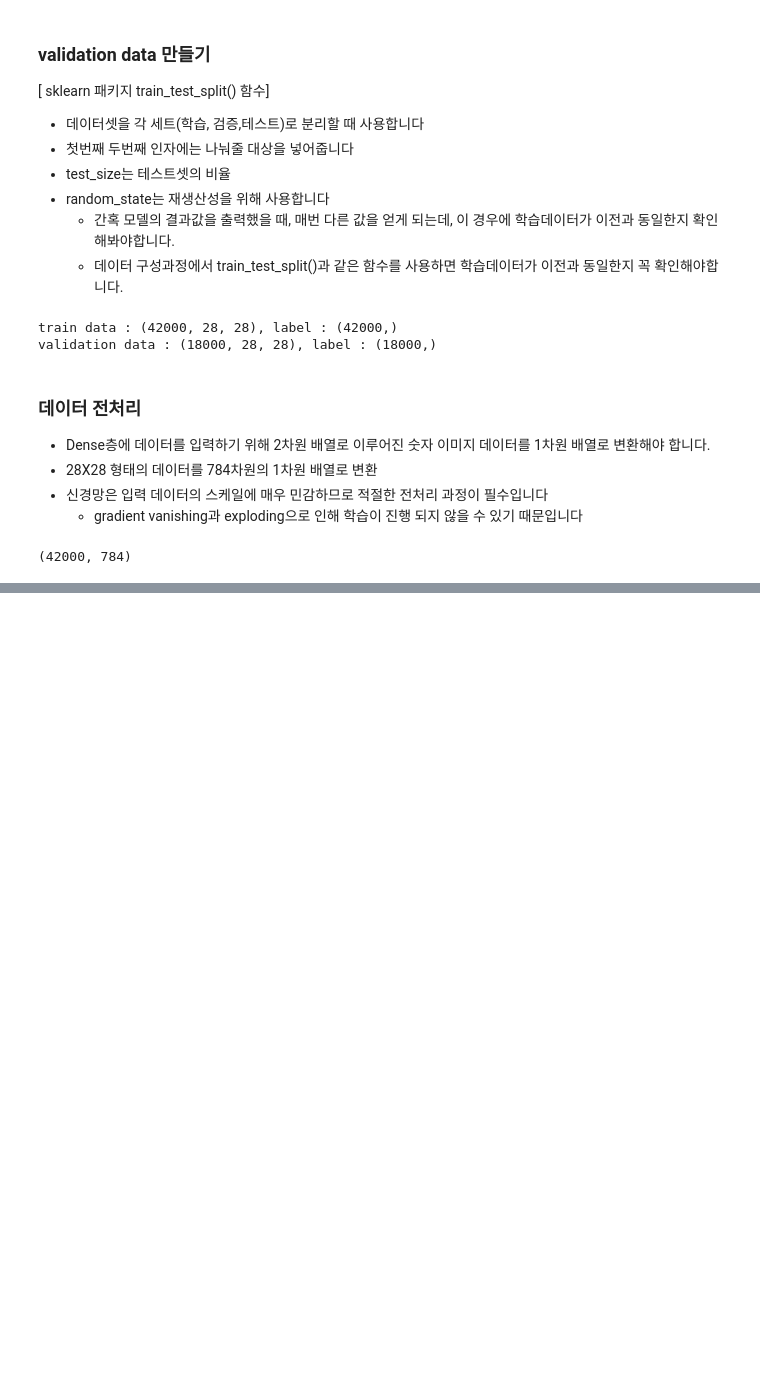
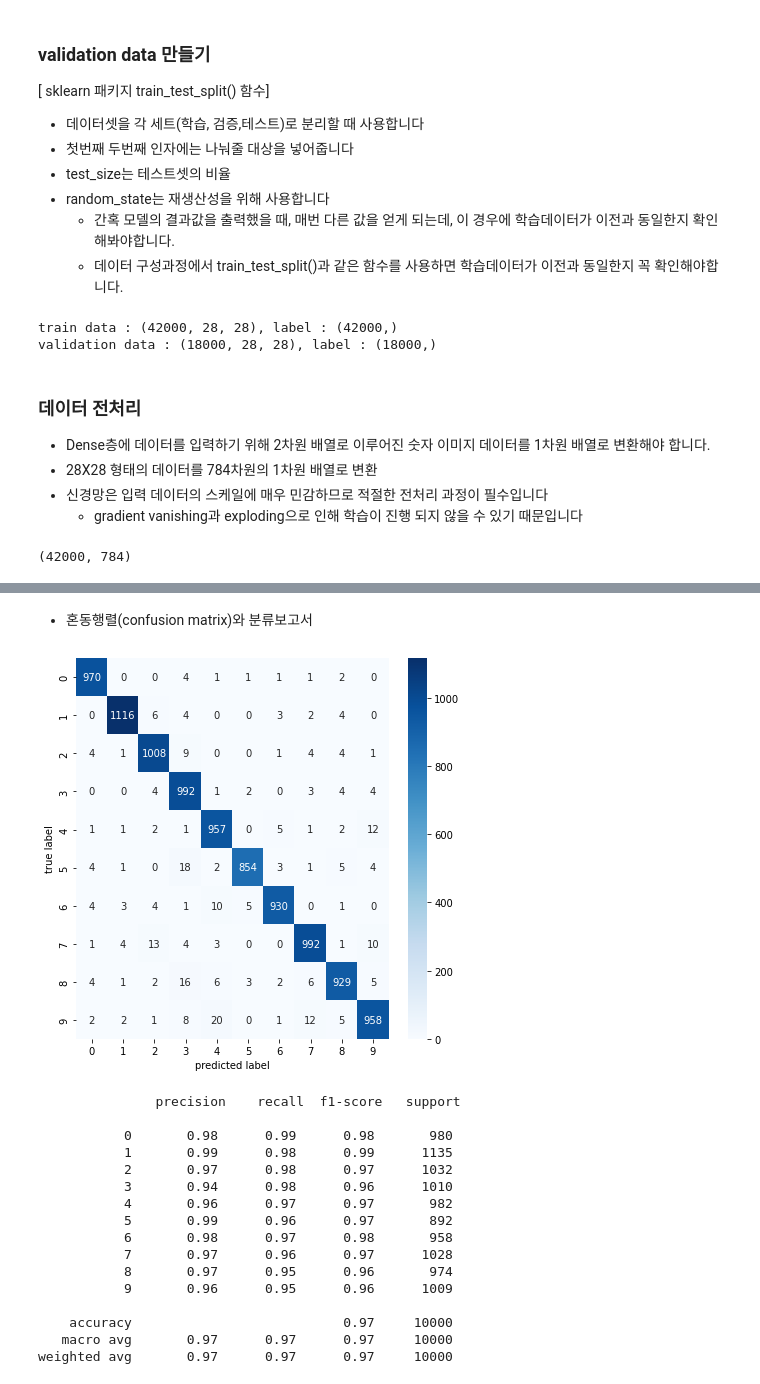
Before and after one commit to sonzwon/TIL_DL, a Jupyter notebook: MNIST.ipynb, the cells around one changed output, grey strips where cells are left out. Saved outputs shown, nothing was run; the diff lists cells and outputs as text; code cells hidden in the pictures; blank space fills up the shorter version.

```diff
--- a/MNIST.ipynb
+++ b/MNIST.ipynb
@@ -80,0 +236,32 @@ print(x_train.shape)
+# %% [markdown]
+- 혼동행렬(confusion matrix)와 분류보고서
+# %%
+from sklearn.metrics import classification_report, confusion_matrix
+import seaborn as sns
+
+plt.figure(figsize=(7,7))
+cm = confusion_matrix(np.argmax(y_test, axis=-1), np.argmax(results, axis=-1))
+sns.heatmap(cm, annot=True, fmt='d', cmap='Blues')
+plt.xlabel('predicted label')
+plt.ylabel('true label')
+plt.show()
+
+print('\n', classification_report(np.argmax(y_test, axis=-1), np.argmax(results, axis=-1)))
+# %% [output]
+[figure, added]
+               precision    recall  f1-score   support
+
+           0       0.98      0.99      0.98       980
+           1       0.99      0.98      0.99      1135
+           2       0.97      0.98      0.97      1032
+           3       0.94      0.98      0.96      1010
+           4       0.96      0.97      0.97       982
+           5       0.99      0.96      0.97       892
+           6       0.98      0.97      0.98       958
+           7       0.97      0.96      0.97      1028
+           8       0.97      0.95      0.96       974
+           9       0.96      0.95      0.96      1009
+
+    accuracy                           0.97     10000
+   macro avg       0.97      0.97      0.97     10000
+weighted avg       0.97      0.97      0.97     10000
```
Also changed, not shown: parts of 20 cells of this notebook.
